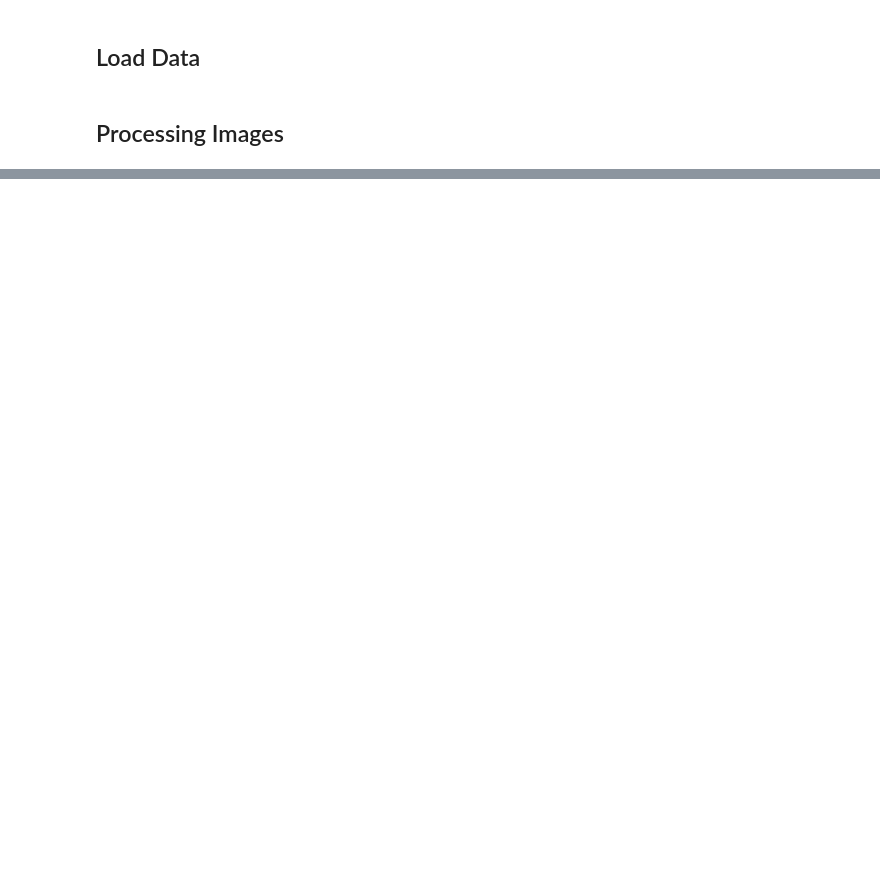
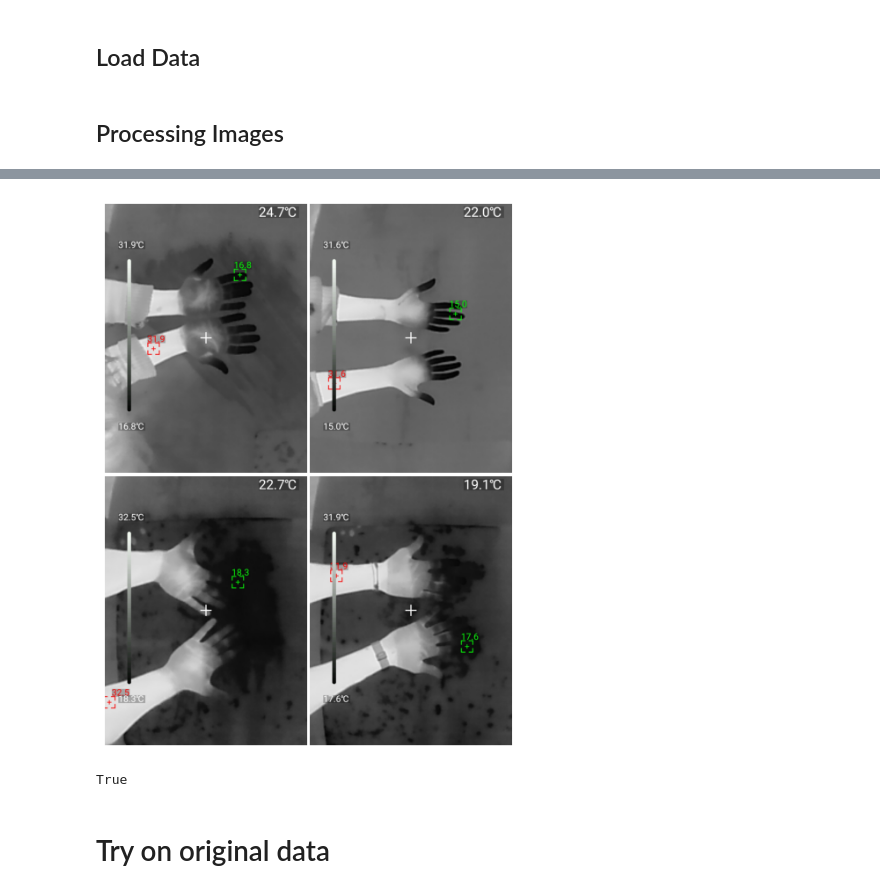
Before and after one commit to Zosiart/IR_Hand_Landmark_Recognition_Thesis_Project, a Jupyter notebook: src/landmark-recognition/compare-results.ipynb, the cells around one changed output, grey strips where cells are left out. Cells and saved outputs as stored; diff of their text form; code cells hidden in the pictures; blank space fills up the shorter version.

```diff
--- a/src/landmark-recognition/compare-results.ipynb
+++ b/src/landmark-recognition/compare-results.ipynb
@@ -1212,0 +1638,35 @@ Transformed Accuracy (Siggraph17): 65.05%
+# %%
+# Create a figure with 2 rows and 2 columns, adjusting spacing to minimize white space
+fig, axs = plt.subplots(2, 2, figsize=(6, 8), gridspec_kw={'wspace': 0.0, 'hspace': 0.01})
+
+# Display the images
+axs[0, 0].imshow(image1)
+axs[0, 0].axis('off')
+axs[0, 1].imshow(image2)
+axs[0, 1].axis('off')
+axs[1, 0].imshow(image3)
+axs[1, 0].axis('off')
+axs[1, 1].imshow(image4)
+axs[1, 1].axis('off')
+
+# Save the figure (for Overleaf compatibility, save as PDF or PNG)
+plt.savefig('comparison_figure.png', dpi=300, bbox_inches='tight')
+plt.savefig('comparison_figure.pdf', dpi=300, bbox_inches='tight')
+
+plt.show()
+# %% [output]
+[figure, added]
+# %%
+import cv2
+
+image_path = '../../resources/paper/80 main visual/first/3.png'
+
+results = gesture_recognizer.recognize(mp.Image.create_from_file(image_path))
+
+annotated = draw_landmarks_on_image(cv2.imread(image_path), results)
+
+cv2.imwrite('../../resources/paper/80 main visual/first/3_annotated.jpg', annotated)
+# %% [output]
+True
+# %% [markdown]
+# Try on original data
```
Also changed, not shown: parts of 81 cells of this notebook, 2 other files.
